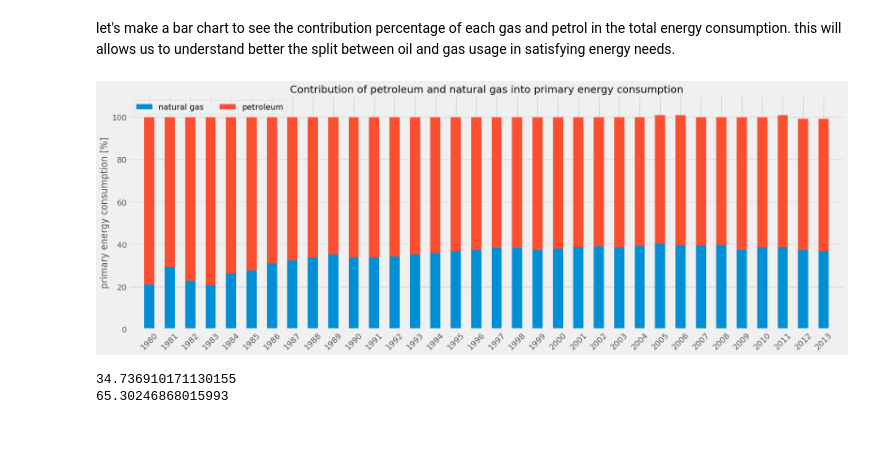
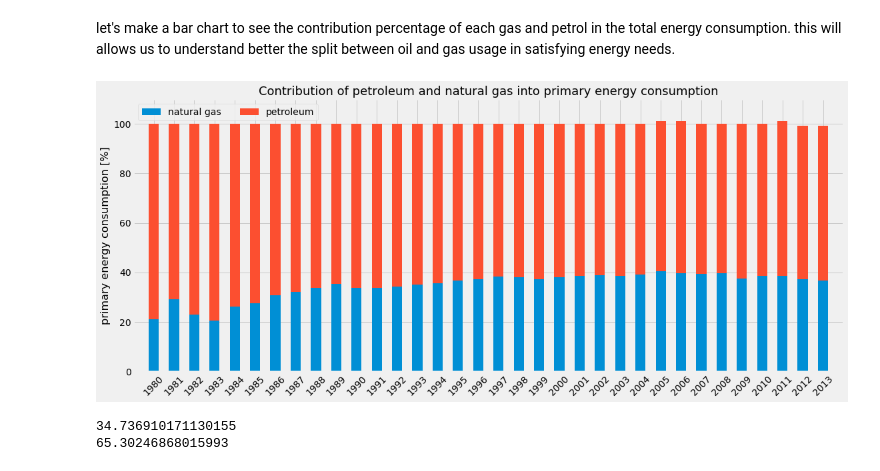
Before and after one commit to Ali-Alhamaly/energy-consumption-saudi-arabia, a Jupyter notebook: Saudi_Arabia_Energy_Consumption.ipynb, the cells around one changed output. Cells and saved outputs as stored; diff of their text form; code cells hidden in the pictures; blank space fills up the shorter version.

```diff
--- a/Saudi_Arabia_Energy_Consumption.ipynb
+++ b/Saudi_Arabia_Energy_Consumption.ipynb
@@ -336,36 +341,36 @@ plt.style.use('fivethirtyeight')
 
 
 # stacked bar chart
-fig=plt.figure(figsize=[20,7])
+fig=plt.figure(figsize=[17,7])
 ax = fig.add_subplot(1,1,1)
 ind = np.arange(len(x_gas))    # the x locations for the groups
 width = .5       # the width of the bars: can also be len(x) sequence
 
 # add stacked values
 plt.bar(ind, gas_percent, width,label='natural gas')
 plt.bar(ind, petrol_percent, width,bottom=gas_percent,label='petroleum')
 
 # axes ticks
 x_ticks_label = list(map(str,x_gas.tolist())) # convert the date array from numeric to string to use it in x ticks
 plt.xticks(ind,x_ticks_label,fontsize=14,rotation = '45')
 plt.yticks(fontsize=14)
 
 # modify axes to look nice
 # ax.set_axisbelow(True)
 # ax.spines['right'].set_visible(False)
 # ax.spines['left'].set_visible(False)
 # ax.spines['top'].set_visible(False)
 # ax.yaxis.grid(color='gray',alpha=.6)
 
 # limits on axes
 plt.xlim(min(ind)-1,max(ind)+1)
 plt.ylim(0,110)
 
 plt.legend(loc=2,ncol=2,fontsize = 14)
 
 # axes titles
 plt.ylabel('primary energy consumption [%]',fontsize = 16)
 plt.title('Contribution of petroleum and natural gas into primary energy consumption',fontsize = 18)
 plt.show()
 # %% [output]
-[figure, old version]
+[figure, new version]
```
Also changed, not shown: parts of 42 cells of this notebook, 1 other file.
